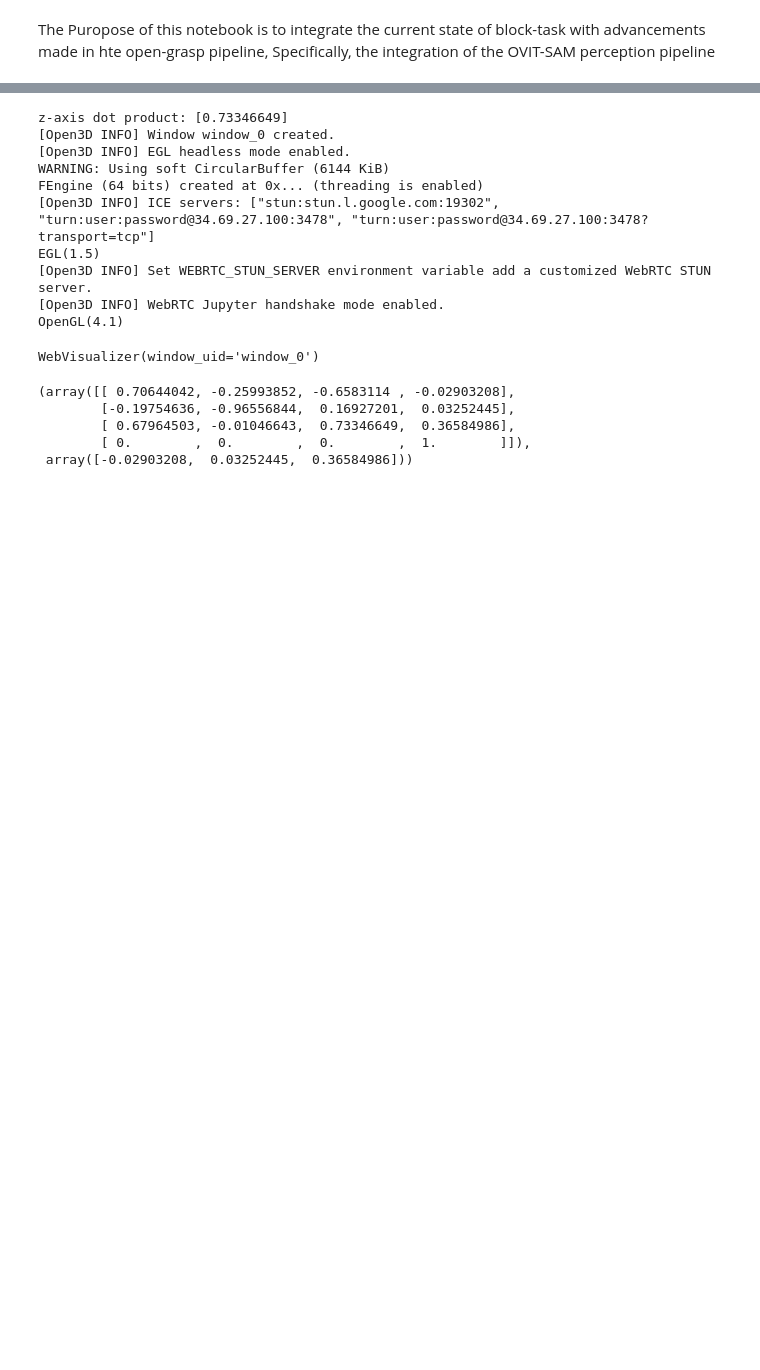
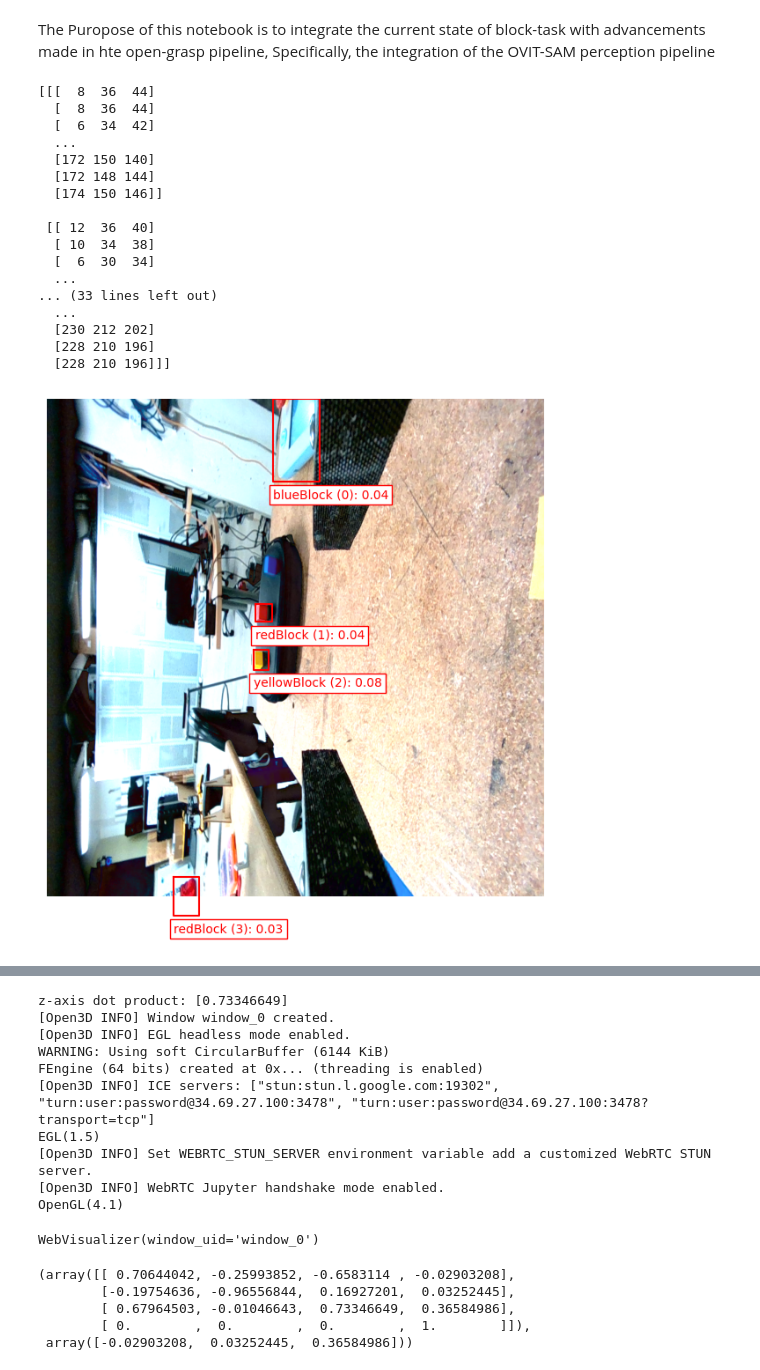
Before and after one commit to jwatson-CO-edu/OWL-ViT_Test_Blocksworld, a Jupyter notebook: Magpie-Yolo/block_task/open_block_image_test.ipynb, the cells around one changed output, grey strips where cells are left out. Drawn from its saved outputs; the diff is of its cells as text; code cells hidden in the pictures; blank space fills up the shorter version.

Commit message:
more image processing

```diff
--- a/Magpie-Yolo/block_task/open_block_image_test.ipynb
+++ b/Magpie-Yolo/block_task/open_block_image_test.ipynb
@@ -33,16 +35,18 @@ image = np.array(rgbd_image.color)
 
 # Parameters, can switch or add more
 preprocessing_variants = [
-    (2.0, -50),
-    (2.5, -100),
-    (3.0, -150),
+    (3.0, 50),
+    (5.0, 100),
+    (3.0, -200),
+    (-1.0, -150),
+    (2.5, -50),
 ]
 
 best_score = -1
 best_bboxes = None
 best_variant = None
 best_image = None
-
+import time
 for alpha, beta in preprocessing_variants:
     # Preprocess
     high_contrast = cv2.convertScaleAbs(image, alpha=alpha, beta=beta) # 2.4 and -100 were the best
@@ -52,31 +56,50 @@ for alpha, beta in preprocessing_variants:
     abbrevq = ["redBlock", "yellowBlock", "blueBlock"]
 
     # Predict
     label_vit.set_threshold(0.03)
     bboxes, uboxes = label_vit.label(high_contrast, queries, abbrevq, plot=True)
-
+    time.sleep(5)
     # Score is where we will place our metric for picking the best image, thinking average confidence across the boxes
     score = 1 # temp val
 
     # Find best
     if score > best_score:
         best_score = score
         best_bboxes = bboxes
         best_variant = (alpha, beta)
         best_image = high_contrast
 
 
 print(best_image) # unsure what result will be
 
 # ORIGINAL PREDICT/DISPLAY
 #p, rgbd_image = rsc.getPCD()
 #import cv2
 #image = np.array(rgbd_image.color)
 #high_contrast = cv2.convertScaleAbs(image, alpha=2.5, beta=-100) # 2.4 and -100 were the best
 #image2= high_contrast
 
 #queries = ["a photo of a red cube", "a photo of a yellow cube", "a photo of a blue cube"]
 
 #abbrevq = ["redBlock", "yellowBlock", "blueBlock"]
 #label_vit.set_threshold(0.03)
 #bboxes, uboxes = label_vit.label(image2, queries, abbrevq, plot=True)
+# %% [output]
+[[[  8  36  44]
+  [  8  36  44]
+  [  6  34  42]
+  ...
+  [172 150 140]
+  [172 148 144]
+  [174 150 146]]
+
+ [[ 12  36  40]
+  [ 10  34  38]
+  [  6  30  34]
+  ...
+... (33 lines left out)
+  ...
+  [230 212 202]
+  [228 210 196]
+  [228 210 196]]]
+[figure, added]
```
Also changed, not shown: parts of 2 cells of this notebook, 1 other file.
